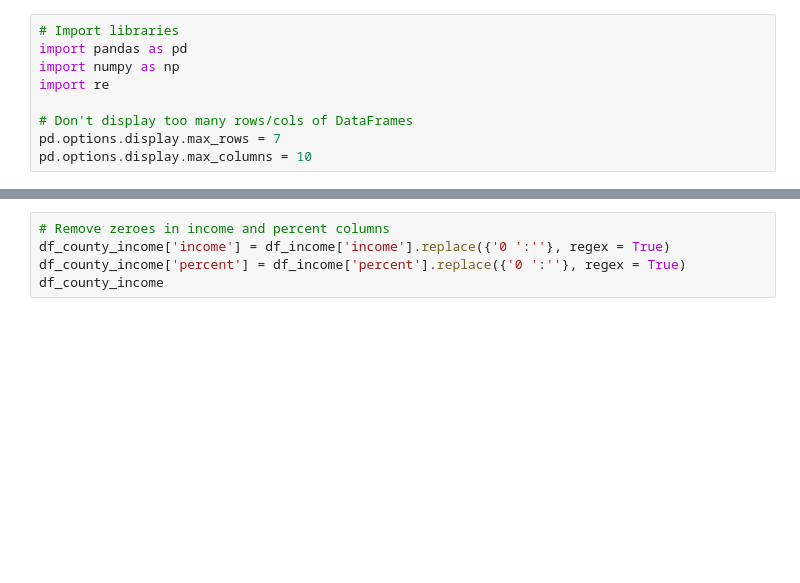
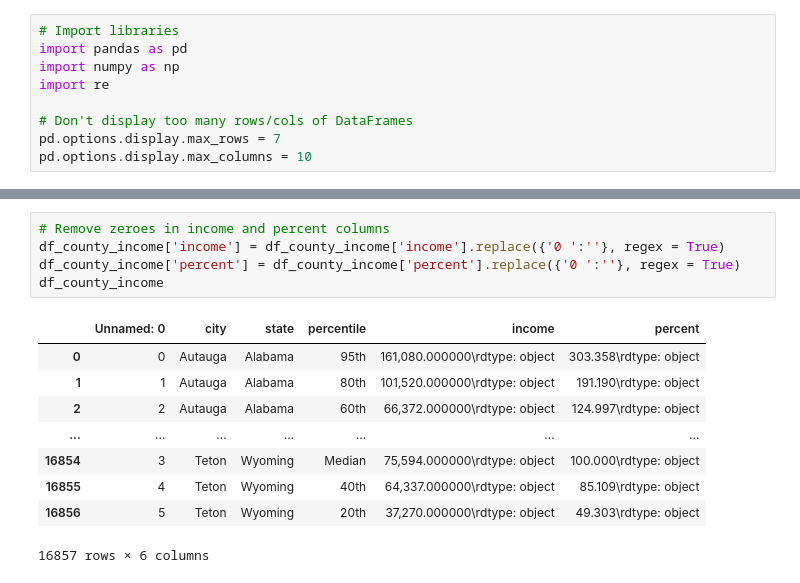
Before and after one commit to ewinterstorm/cogs108_finalproject, a Jupyter notebook: DataMerge.ipynb, the cells around one changed output, grey strips where cells are left out. Drawn from its saved outputs; the diff is of its cells as text; blank space fills up the shorter version.

```diff
--- a/DataMerge.ipynb
+++ b/DataMerge.ipynb
@@ -42,8 +118,18 @@ df_county_income
 # %%
 # Remove zeroes in income and percent columns
-df_county_income['income'] = df_income['income'].replace({'0 ':''}, regex = True)
-df_county_income['percent'] = df_income['percent'].replace({'0 ':''}, regex = True)
+df_county_income['income'] = df_county_income['income'].replace({'0 ':''}, regex = True)
+df_county_income['percent'] = df_county_income['percent'].replace({'0 ':''}, regex = True)
 df_county_income
+# %% [output]
+|  | Unnamed: 0 | city | state | percentile | income | percent |
+| 0 | 0 | Autauga | Alabama | 95th | 161,080.000000\rdtype: object | 303.358\rdtype: object |
+| 1 | 1 | Autauga | Alabama | 80th | 101,520.000000\rdtype: object | 191.190\rdtype: object |
+| 2 | 2 | Autauga | Alabama | 60th | 66,372.000000\rdtype: object | 124.997\rdtype: object |
+| ... | ... | ... | ... | ... | ... | ... |
+| 16854 | 3 | Teton | Wyoming | Median | 75,594.000000\rdtype: object | 100.000\rdtype: object |
+| 16855 | 4 | Teton | Wyoming | 40th | 64,337.000000\rdtype: object | 85.109\rdtype: object |
+| 16856 | 5 | Teton | Wyoming | 20th | 37,270.000000\rdtype: object | 49.303\rdtype: object |
+16857 rows × 6 columns
 # %%
 # Convert income to int
 pd.options.mode.chained_assignment = None
```
Also changed, not shown: parts of 13 cells of this notebook, 3 other files.
